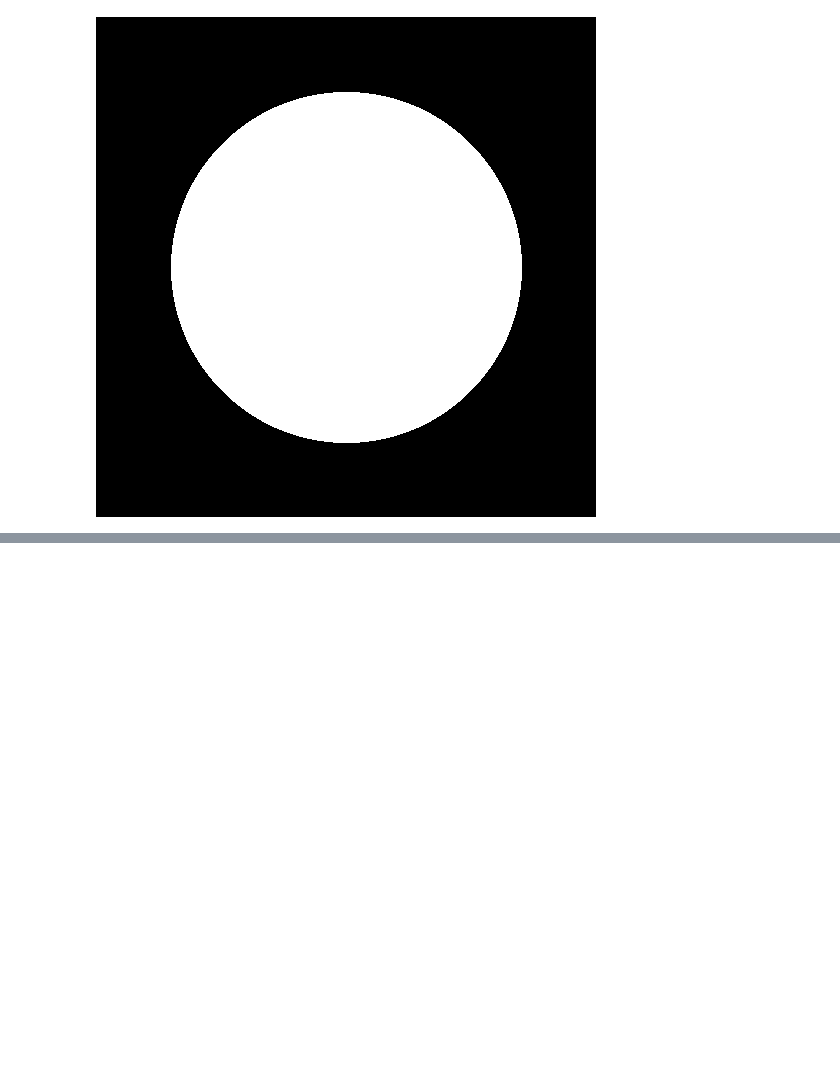
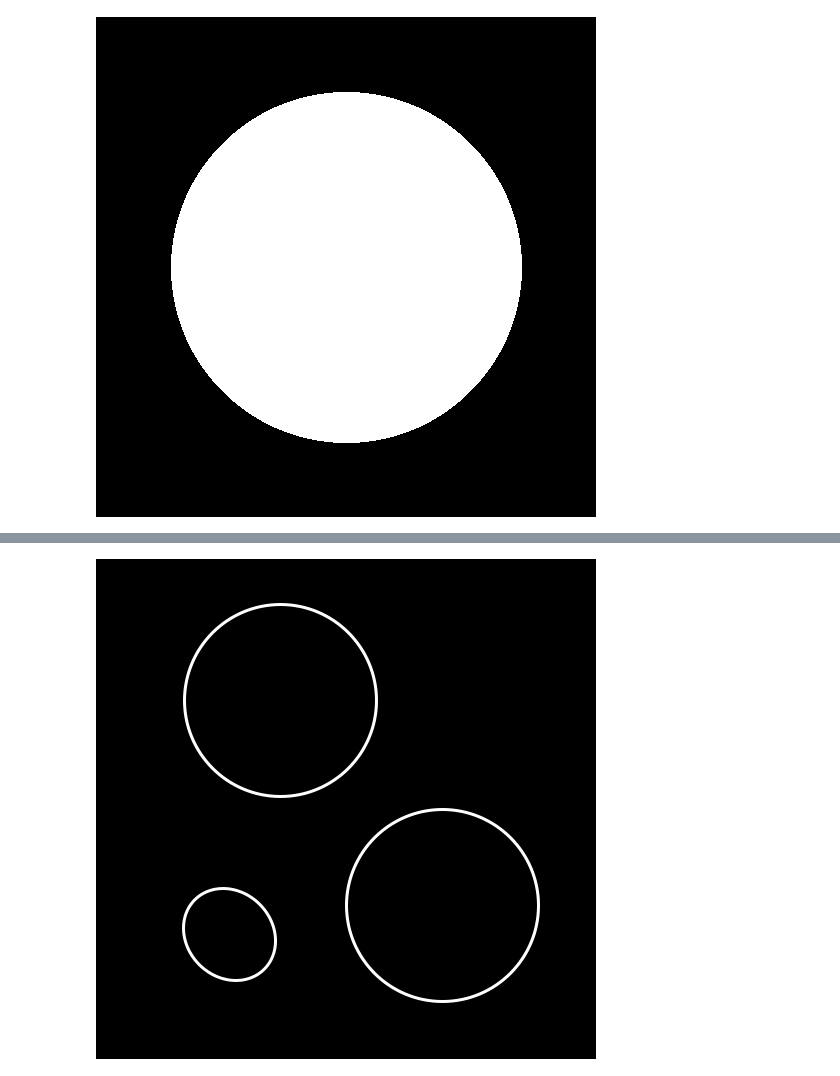
Before and after one commit to TristanAntonsen/flood-filling, a Jupyter notebook: sandbox.ipynb, the cells around one changed output, grey strips where cells are left out. Cells and saved outputs as stored; diff of their text form; code cells hidden in the pictures; blank space fills up the shorter version.

```diff
--- a/sandbox.ipynb
+++ b/sandbox.ipynb
@@ -105,0 +107,5 @@ img2
+# %%
+img2 = Image.open("im2.png")
+img2
+# %% [output]
+[figure, added]
```
Also changed, not shown: parts of 7 cells of this notebook.
